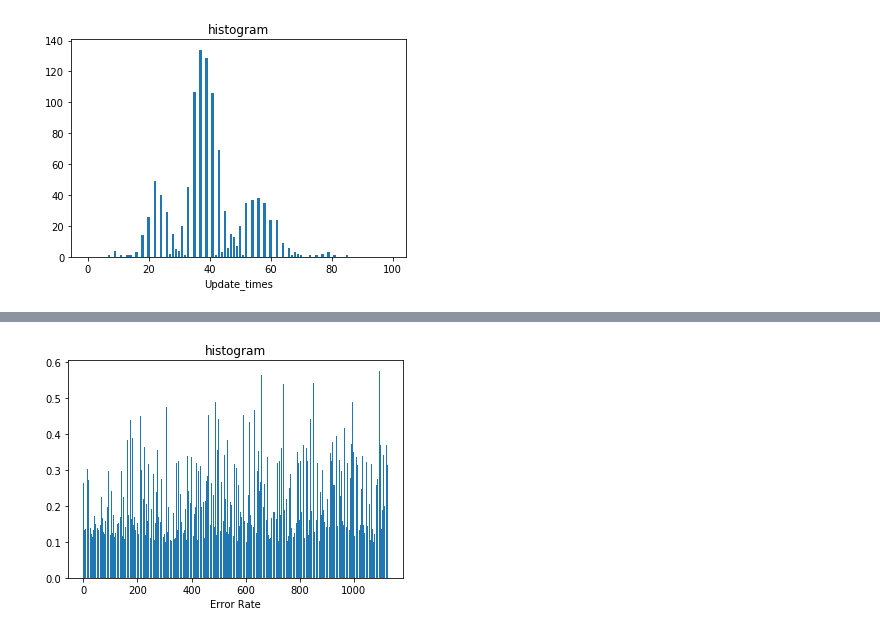
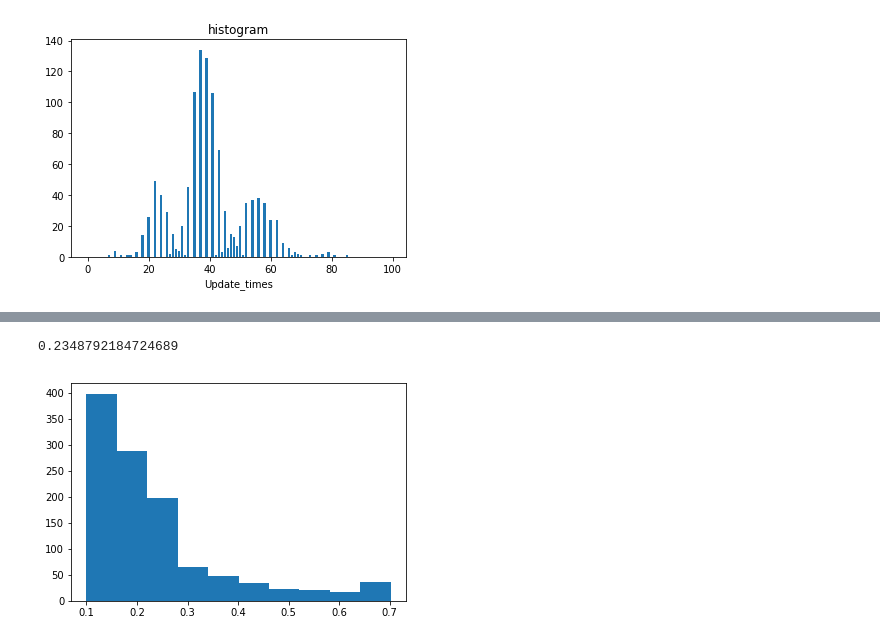
Before and after one commit to e94046165/2019NTUcourse, a Jupyter notebook: ML/PLA.ipynb, the cells around one changed output, grey strips where cells are left out. Cells and saved outputs as stored; diff of their text form; code cells hidden in the pictures.

Commit message:
implement PLA, PLA_pocket, PLA_nopocket

```diff
--- a/ML/PLA.ipynb
+++ b/ML/PLA.ipynb
@@ -90,7 +91,7 @@ def pocket_pla(dataset, iteration):
             Y = np.dot(w_tmp, dataset[i][:len(w)])
             if np.sign(Y) != dataset[i][-1]:
                 for k in range(len(w)):
-                    w_tmp[k] += dataset[i][-1]*dataset[i][k]
+                    w_tmp[k] += dataset[i][-1]*dataset[i][k]#用 += 要注意，再踩這個雷我就是菜雞！
                 change = 1
                 update += 1
                 err_wtmp = 0
@@ -99,6 +100,7 @@ def pocket_pla(dataset, iteration):
                         err_wtmp += 1
                 if err_wtmp < err_w:
                     err_w = err_wtmp
+                    w = w_tmp
         if change == 0:
             print("update:", update)
             break
@@ -116,10 +118,19 @@ while 1:
     line = line.replace('\n','')
     line = line.split(" ")
     x.append([1]+[float(j) for j in line ])# 1 for x0
-file1.close()
+file1.close()histogram3 = []
+for k in range(1126):
+    w = pla_nopocket(x, 100)
+    err_w = 0
+    for i in range(len(x_test)):
+        if np.sign(np.dot(w, x_test[i][:len(w)])) != x_test[i][-1]:
+            err_w += 1
+    histogram3.append(err_w/len(x_test))
+print(np.mean(histogram3))
+plt.hist(histogram3)
 # %%
 x_test = []
-file1 = open("hw1_7_train","r")
+file1 = open("hw1_7_test","r")
 line = "start"
 while 1:
     line = file1.readline()
@@ -130,12 +141,12 @@ while 1:
     line = line.split(" ")
     x_test.append([1]+[float(j) for j in line ])# 1 for x0
 file1.close()
-histogram = []
+histogram2 = []
+
 for k in range(1126):
     w = pocket_pla(x, 100)
     err_w = 0
     for i in range(len(x_test)):
         if np.sign(np.dot(w, x_test[i][:len(w)])) != x_test[i][-1]:
             err_w += 1
-    histogram.append(err_w/len(x_test))
-    print(k)
+    histogram2.append(err_w/len(x_test))
@@ -160,8 +153,6 @@ for k in range(1126):
-# %%
-plt.bar(range(len(histogram)) , histogram)
-plt.xlabel('Error Rate')
-plt.ylabel('')
-plt.title('histogram')
-plt.show()
-# %% [output]
-[figure, removed]
+# %%
+plt.hist(histogram2)
+print(np.mean(histogram2))
+# %% [output]
+0.2348792184724689
+[figure, added]
```
Also changed, not shown: parts of 2 cells of this notebook, 6 other files.
